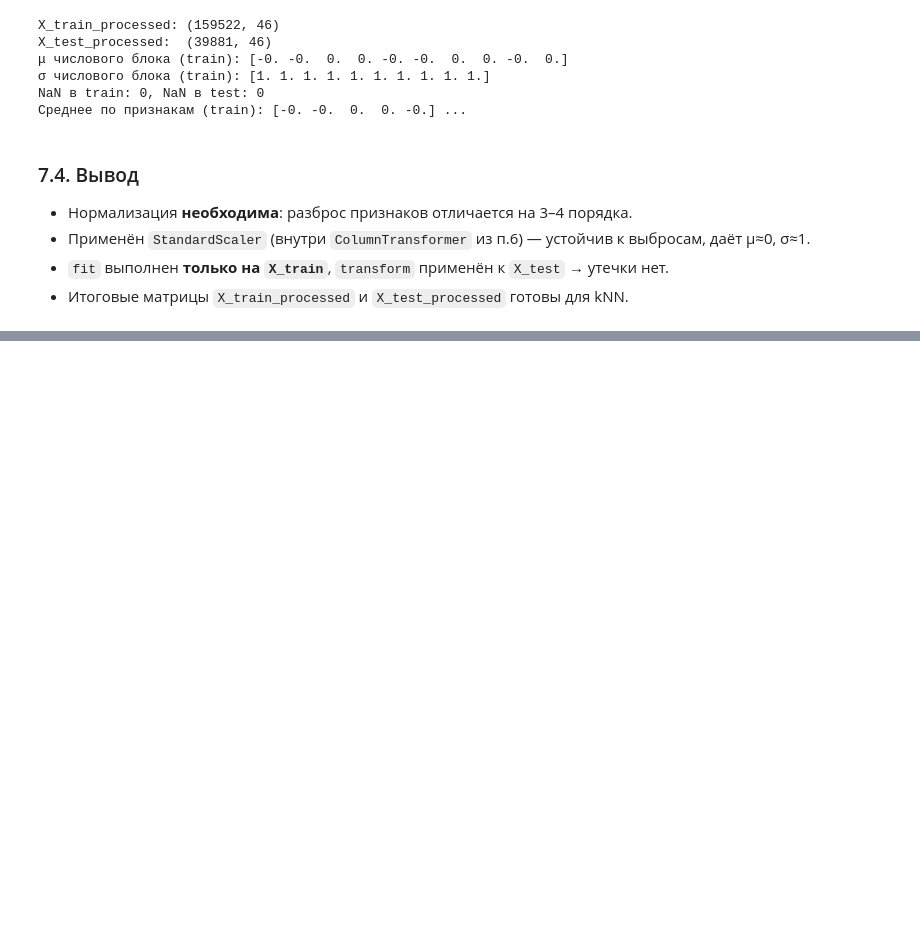
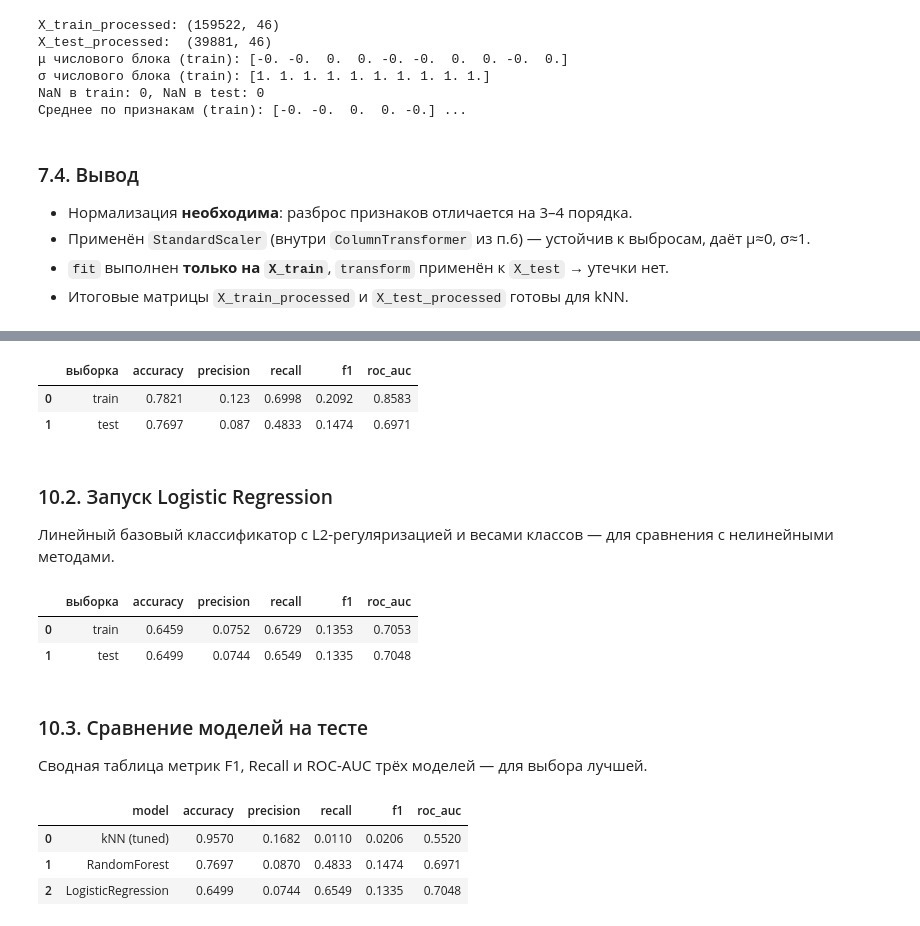
Before and after one commit to Svetlana-plv/Machine_Learning, a Jupyter notebook: lab-3-traffic-accident-classification.ipynb, the cells around one changed output, grey strips where cells are left out. Drawn from its saved outputs; the diff is of its cells as text; code cells hidden in the pictures; blank space fills up the shorter version.

```diff
--- a/lab-3-traffic-accident-classification.ipynb
+++ b/lab-3-traffic-accident-classification.ipynb
@@ -1203,0 +1341,59 @@ NaN в train: 0, NaN в test: 0
+# %%
+rf = RandomForestClassifier(
+    n_estimators=200,
+    class_weight='balanced',
+    max_depth=12,
+    n_jobs=-1,
+    random_state=RANDOM_STATE
+)
+rf.fit(X_train_processed, y_train)
+
+rf_results = pd.DataFrame([
+    evaluate(rf, X_train_processed, y_train, 'train'),
+    evaluate(rf, X_test_processed,  y_test,  'test'),
+])
+display(rf_results)
+# %% [output]
+|  | выборка | accuracy | precision | recall | f1 | roc_auc |
+| 0 | train | 0.7821 | 0.123 | 0.6998 | 0.2092 | 0.8583 |
+| 1 | test | 0.7697 | 0.087 | 0.4833 | 0.1474 | 0.6971 |
+# %% [markdown]
+### 10.2. Запуск Logistic Regression
+
+Линейный базовый классификатор с L2-регуляризацией и весами классов — для сравнения с нелинейными методами.
+# %%
+from sklearn.linear_model import LogisticRegression
+
+lr = LogisticRegression(
+    class_weight='balanced',
+    max_iter=1000,
+    n_jobs=-1,
+    random_state=RANDOM_STATE
+)
+lr.fit(X_train_processed, y_train)
+
+lr_results = pd.DataFrame([
+    evaluate(lr, X_train_processed, y_train, 'train'),
+    evaluate(lr, X_test_processed,  y_test,  'test'),
+])
+display(lr_results)
+# %% [output]
+|  | выборка | accuracy | precision | recall | f1 | roc_auc |
+| 0 | train | 0.6459 | 0.0752 | 0.6729 | 0.1353 | 0.7053 |
+| 1 | test | 0.6499 | 0.0744 | 0.6549 | 0.1335 | 0.7048 |
+# %% [markdown]
+### 10.3. Сравнение моделей на тесте
+
+Сводная таблица метрик F1, Recall и ROC-AUC трёх моделей — для выбора лучшей.
+# %%
+comparison = pd.DataFrame([
+    {'model': 'kNN (tuned)',       **final.iloc[1].to_dict()},
+    {'model': 'RandomForest',      **rf_results.iloc[1].to_dict()},
+    {'model': 'LogisticRegression',**lr_results.iloc[1].to_dict()},
+]).drop(columns='выборка')
+comparison
+# %% [output]
+|  | model | accuracy | precision | recall | f1 | roc_auc |
+| 0 | kNN (tuned) | 0.9570 | 0.1682 | 0.0110 | 0.0206 | 0.5520 |
+| 1 | RandomForest | 0.7697 | 0.0870 | 0.4833 | 0.1474 | 0.6971 |
+| 2 | LogisticRegression | 0.6499 | 0.0744 | 0.6549 | 0.1335 | 0.7048 |
```
Also changed, not shown: parts of 15 cells of this notebook.
